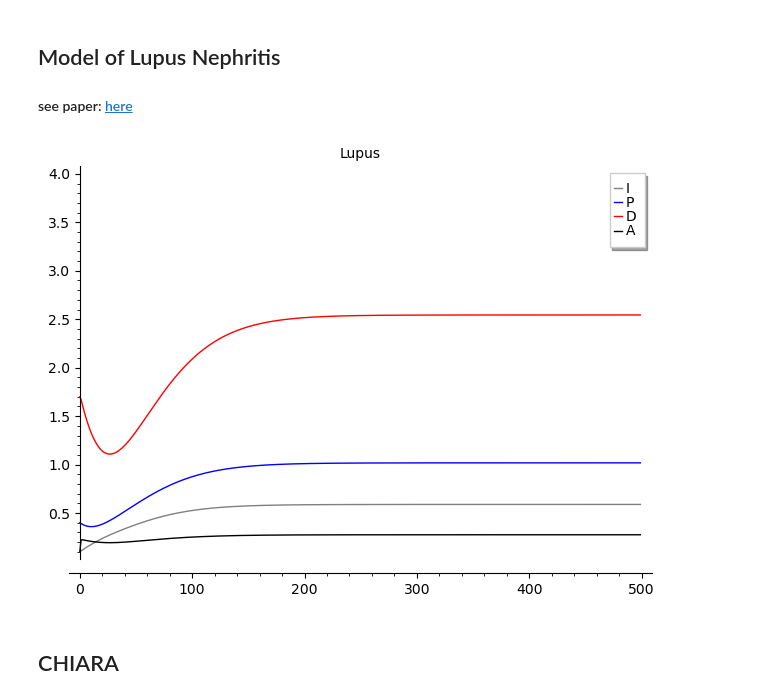
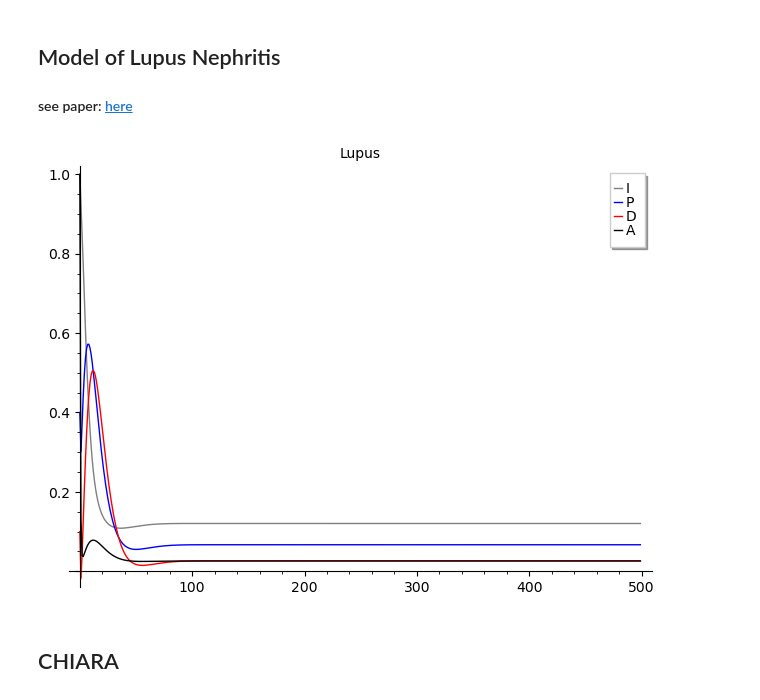
Before and after one commit to pascoesean/lupus-model, a Jupyter notebook: mathematical_model_sean.ipynb, the cells around one changed output. Saved outputs shown, nothing was run; the diff lists cells and outputs as text; code cells hidden in the pictures.

```diff
--- a/mathematical_model_sean.ipynb
+++ b/mathematical_model_sean.ipynb
@@ -12,45 +14,46 @@ Lupusvars = list(var("I", "P", "D", "A"))
 si = 0.002 #rate that immune complexes deposit in the kidneys
 sid = 0.015 #immune response to accumulation of damaged cells
 kid = 1
-kip = 0.025 #rate of immune complex removal from system
+kip = 0.25 #rate of immune complex removal from system
 kpi = 0.13 #rate of mediator activation and recruitment
 kpp = 0.02 #immune response amplified by existing inflammatory response (kpi)
 kpd = 0.001 #rate of activation for pro-inflammatory agents as a result of cytokine release or induced by damaged tissue
 mup = 0.06 #decay of pro-inflammatory mediators
 kdip = 0.025 #rate of phagocytosis of immune complexes by immune cells
 kdp = 0.27 #rate at which collateral damage is produced by pro-inflammatory mediators
-mud = 0.04 #decay rate of damage
+mud = 0.2 #decay rate of damage
 sa = 0.05 #addition of anti-inflammatory drugs
 kap = 0.022 #intrarenal production of anti-inflammatory mediators
 kad = 0.22 #intrarenal rate of tissue damage ??
 mua = 2.2 #rate of anti-inflammatory agent degradation
-Ainf = 1
+#Ainf = 1
 
 (xmin, xmax, ymin, ymax) = (0, 1, 0, 4)
 
 def f(x):
-    return x/((1+A/Ainf)^2)
+    return x
+    #return x/((1+(A/Ainf)^2))
 
 Idot = f(si) + f(sid)*(D^2/(kid^2 + D^2)) - kip*f(P)*I
-Pdot = f(kpi*I + kpp*P) + f(kpd*D) - mup*P
-Ddot = kdip*f(P)*I + kdp*f(P) - mud*D - (A^2)
-Adot = 5*sa + f(kap*P + kad*D) - mua*A
+Pdot = f(kpi*I + kpp*P) + f(kpd*D) - mup*P - 0.5*A
+Ddot = kdip*f(P)*I + kdp*f(P) - mud*D - 0.5*A
+Adot = sa + f(kap*P + kad*D) - mua*A
 
 LupusSystem = (Idot, Pdot, Ddot, Adot)
-init = (0.1, 0.4, 1.7, 0.1)
+init = (1, 0.4, 0.1, 1)
 
 tmax=500
 t_range = srange(0, tmax, 1)
 
 LupusSim = desolve_odeint(LupusSystem, init, t_range, Lupusvars)
 LupusSim = numpy.insert(LupusSim, 0, t_range, axis=1)
 Its = list_plot(LupusSim[::,(0,1)], plotjoined=True, color="grey", legend_label="I")
 Pts = list_plot(LupusSim[::,(0,2)], plotjoined=True, color="blue", legend_label="P")
 Dts = list_plot(LupusSim[::,(0,3)], plotjoined=True, color="red", legend_label="D")
 Ats = list_plot(LupusSim[::,(0,4)], plotjoined=True, color="black", legend_label="A")
-show(Its+Pts+Dts+Ats, title = "Lupus", ymax = ymax)
+show(Its+Pts+Dts+Ats, title = "Lupus")
 # %% [output]
-[figure, old version]
+[figure, new version]
 # %% [markdown]
 ## CHIARA
 # %%
```
Also changed, not shown: parts of 25 cells of this notebook, 7 other files.
